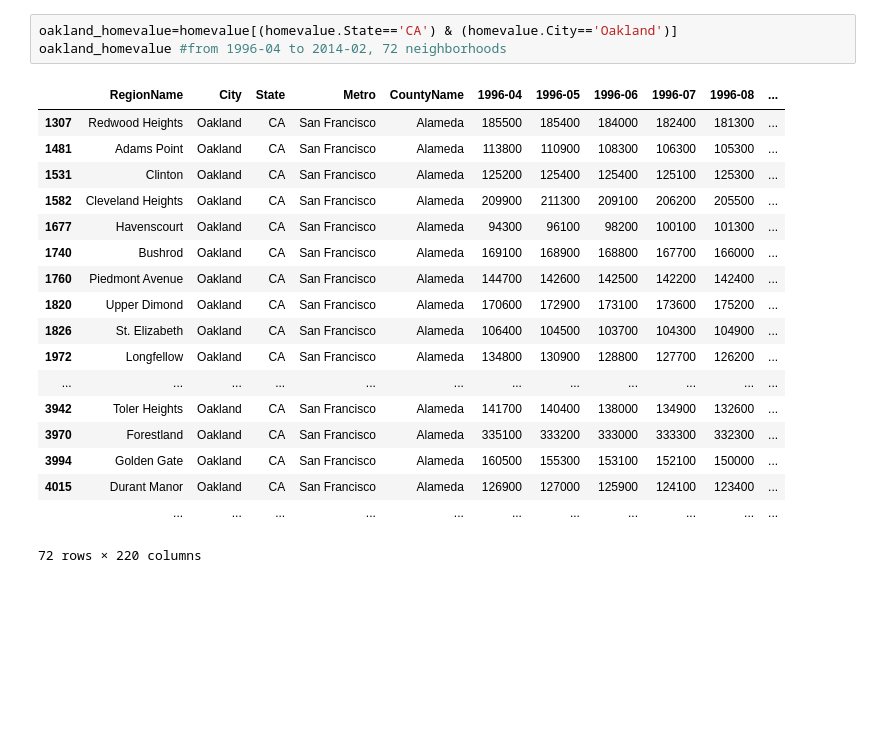
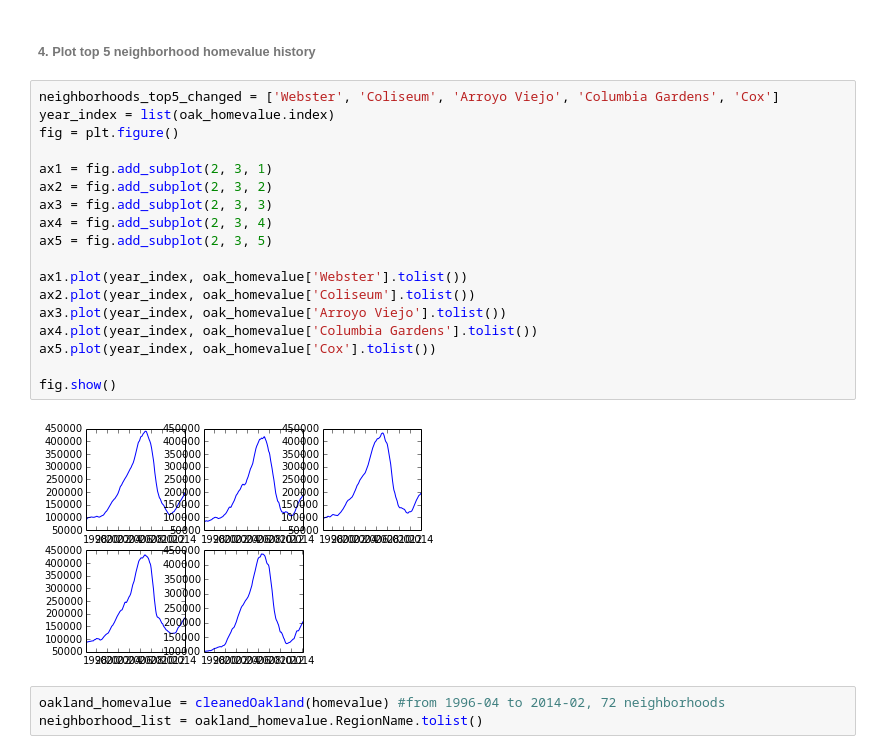
Before and after one commit to kikiliu/Oakland-gentrifcation, a Jupyter notebook: ZillowResearchData.ipynb, the cells around one changed output. Drawn from its saved outputs; the diff is of its cells as text; blank space fills up the shorter version.

```diff
--- a/ZillowResearchData.ipynb
+++ b/ZillowResearchData.ipynb
@@ -31,22 +195,25 @@ homevalue.head()
+# %% [markdown]
+###### 4. Plot top 5 neighborhood homevalue history
+# %%
+neighborhoods_top5_changed = ['Webster', 'Coliseum', 'Arroyo Viejo', 'Columbia Gardens', 'Cox']
+year_index = list(oak_homevalue.index)
+fig = plt.figure()
+
+ax1 = fig.add_subplot(2, 3, 1)
+ax2 = fig.add_subplot(2, 3, 2)
+ax3 = fig.add_subplot(2, 3, 3)
+ax4 = fig.add_subplot(2, 3, 4)
+ax5 = fig.add_subplot(2, 3, 5)
+
+ax1.plot(year_index, oak_homevalue['Webster'].tolist())
+ax2.plot(year_index, oak_homevalue['Coliseum'].tolist())
+ax3.plot(year_index, oak_homevalue['Arroyo Viejo'].tolist())
+ax4.plot(year_index, oak_homevalue['Columbia Gardens'].tolist())
+ax5.plot(year_index, oak_homevalue['Cox'].tolist())
+
+fig.show()
+# %% [output]
+[figure, added]
 # %%
-oakland_homevalue=homevalue[(homevalue.State=='CA') & (homevalue.City=='Oakland')]
-oakland_homevalue #from 1996-04 to 2014-02, 72 neighborhoods
+oakland_homevalue = cleanedOakland(homevalue) #from 1996-04 to 2014-02, 72 neighborhoods
+neighborhood_list = oakland_homevalue.RegionName.tolist()
-# %% [output]
-|  | RegionName | City | State | Metro | CountyName | 1996-04 | 1996-05 | 1996-06 | 1996-07 | 1996-08 | ... |
-| 1307 | Redwood Heights | Oakland | CA | San Francisco | Alameda | 185500 | 185400 | 184000 | 182400 | 181300 | ... |
-| 1481 | Adams Point | Oakland | CA | San Francisco | Alameda | 113800 | 110900 | 108300 | 106300 | 105300 | ... |
-| 1531 | Clinton | Oakland | CA | San Francisco | Alameda | 125200 | 125400 | 125400 | 125100 | 125300 | ... |
-| 1582 | Cleveland Heights | Oakland | CA | San Francisco | Alameda | 209900 | 211300 | 209100 | 206200 | 205500 | ... |
-| 1677 | Havenscourt | Oakland | CA | San Francisco | Alameda | 94300 | 96100 | 98200 | 100100 | 101300 | ... |
-| 1740 | Bushrod | Oakland | CA | San Francisco | Alameda | 169100 | 168900 | 168800 | 167700 | 166000 | ... |
-| 1760 | Piedmont Avenue | Oakland | CA | San Francisco | Alameda | 144700 | 142600 | 142500 | 142200 | 142400 | ... |
-| 1820 | Upper Dimond | Oakland | CA | San Francisco | Alameda | 170600 | 172900 | 173100 | 173600 | 175200 | ... |
-| 1826 | St. Elizabeth | Oakland | CA | San Francisco | Alameda | 106400 | 104500 | 103700 | 104300 | 104900 | ... |
-| 1972 | Longfellow | Oakland | CA | San Francisco | Alameda | 134800 | 130900 | 128800 | 127700 | 126200 | ... |
-| ... | ... | ... | ... | ... | ... | ... | ... | ... | ... | ... | ... |
-| 3942 | Toler Heights | Oakland | CA | San Francisco | Alameda | 141700 | 140400 | 138000 | 134900 | 132600 | ... |
-| 3970 | Forestland | Oakland | CA | San Francisco | Alameda | 335100 | 333200 | 333000 | 333300 | 332300 | ... |
-| 3994 | Golden Gate | Oakland | CA | San Francisco | Alameda | 160500 | 155300 | 153100 | 152100 | 150000 | ... |
-| 4015 | Durant Manor | Oakland | CA | San Francisco | Alameda | 126900 | 127000 | 125900 | 124100 | 123400 | ... |
-|  | ... | ... | ... | ... | ... | ... | ... | ... | ... | ... | ... |
-72 rows × 220 columns
```
Also changed, not shown: parts of 21 cells of this notebook, 29 other files.
